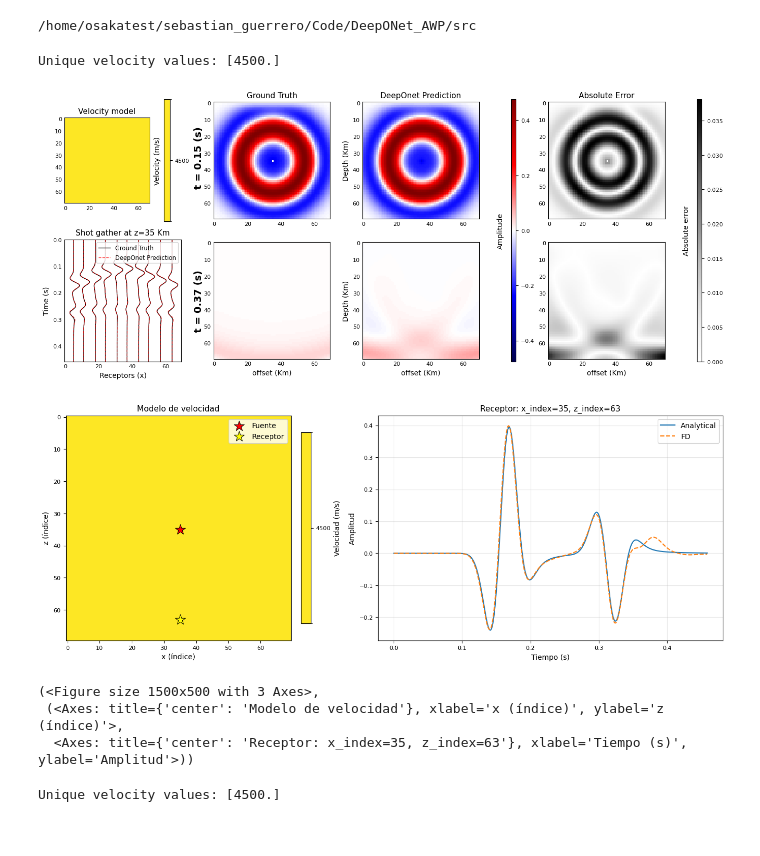
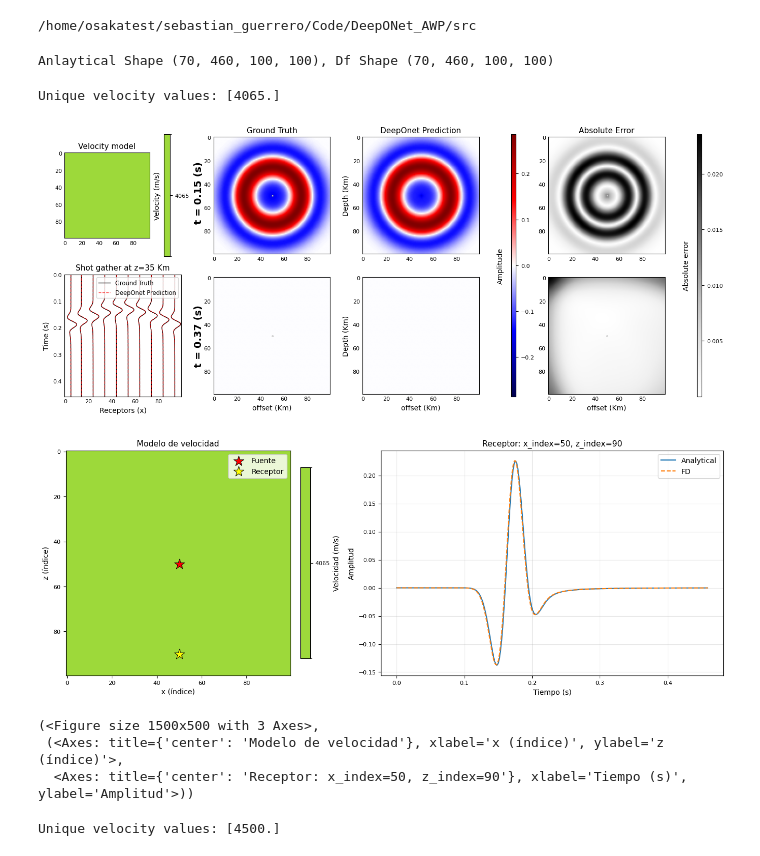
Before and after one commit to Konat23/DeepONet_AWP, a Jupyter notebook: src/01_Analytic/analytical_FD.ipynb, the cells around one changed output. Cells and saved outputs as stored; diff of their text form; code cells hidden in the pictures.

Commit message:
se crearon 70 modelos

```diff
--- a/src/01_Analytic/analytical_FD.ipynb
+++ b/src/01_Analytic/analytical_FD.ipynb
@@ -16,37 +16,40 @@ from myplotters import plot_velocity_and_traces
 # %% [output]
 /home/osakatest/sebastian_guerrero/Code/DeepONet_AWP/src
 # %%
-reference_folder_1 = os.path.join(project_path, "data","wavefields","analytical")
-reference_folder_2 = os.path.join(project_path, "data","wavefields","homogenous")
+reference_folder_1 = os.path.join(project_path, "data","wavefields","analytical100")
+reference_folder_2 = os.path.join(project_path, "data","wavefields","homogenous100")
 
-x_ref = np.load(os.path.join(project_path,"data", "vel_models","homogenous", "model_59.npy"))
+x_ref = np.load(os.path.join(project_path,"data", "vel_models","homogenous100", "model_59.npy"))
 y_analytical = np.load(os.path.join(reference_folder_1, "wavefield_59.npy"))
 
 y_fd = np.load(os.path.join(reference_folder_2, "wavefield_59.npy"))
+print(f"Anlaytical Shape: {y_analytical.shape}, Df Shape: {y_fd.shape}")
+# %% [output]
+Anlaytical Shape (70, 460, 100, 100), Df Shape (70, 460, 100, 100)
 # %%
-n=6
+n=59
 x_ref_n = x_ref[n,0]
-y_analytical_n = y_analytical[n][:460]
-y_fd_n = y_fd[n][:460]
+y_analytical_n = y_analytical[n][:]
+y_fd_n = y_fd[n][:]
 #multi_plot_propagation(x_ref_n, y_analytical_n, y_fd_n, time_1=150, time_2=370, z_index=35, output_file=None, delta_t=0.001)
 multi_plot_propagation(x_ref_n, y_analytical_n, y_fd_n, time_1=150, time_2=370, z_index=35, output_file=f"{500*n+1500}.png", delta_t=0.001)
 
 plot_velocity_and_traces(
     vel_model=x_ref_n,
     wavefields=[y_analytical_n, y_fd_n],
     labels=["Analytical", "FD"],
-    source_position=(35, 35),    # (x_index, z_index)
-    receiver_position=(35, 63), # (x_index, z_index)
+    source_position=(50, 50),    # (x_index, z_index)
+    receiver_position=(50, 90), # (x_index, z_index)
     delta_t=0.001,
     output_file=None,
 )
 # %% [output]
-Unique velocity values: [4500.]
+Unique velocity values: [4065.]
-[figure, old version]
+[figure, new version]
-[figure, old version]
+[figure, new version]
 (<Figure size 1500x500 with 3 Axes>,
  (<Axes: title={'center': 'Modelo de velocidad'}, xlabel='x (índice)', ylabel='z (índice)'>,
-  <Axes: title={'center': 'Receptor: x_index=35, z_index=63'}, xlabel='Tiempo (s)', ylabel='Amplitud'>))
+  <Axes: title={'center': 'Receptor: x_index=50, z_index=90'}, xlabel='Tiempo (s)', ylabel='Amplitud'>))
 # %%
 reference_folder_1 = os.path.join(project_path, "data","wavefields","analytical100")
 reference_folder_2 = os.path.join(project_path, "data","wavefields","homogenous100")
```
Also changed, not shown: parts of 1 cell of this notebook, 3 other files.
